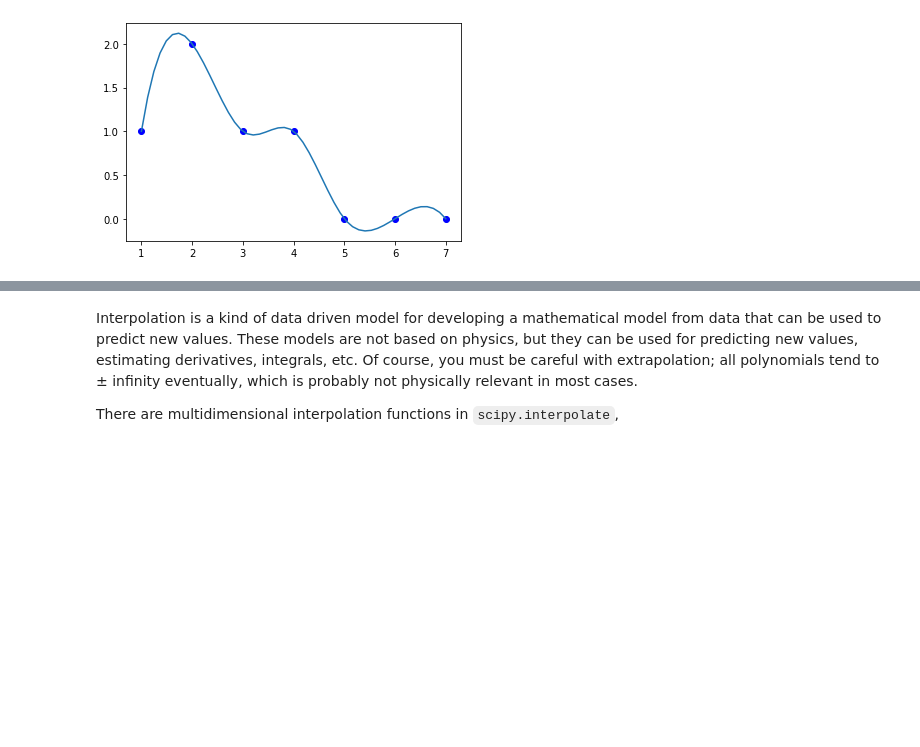
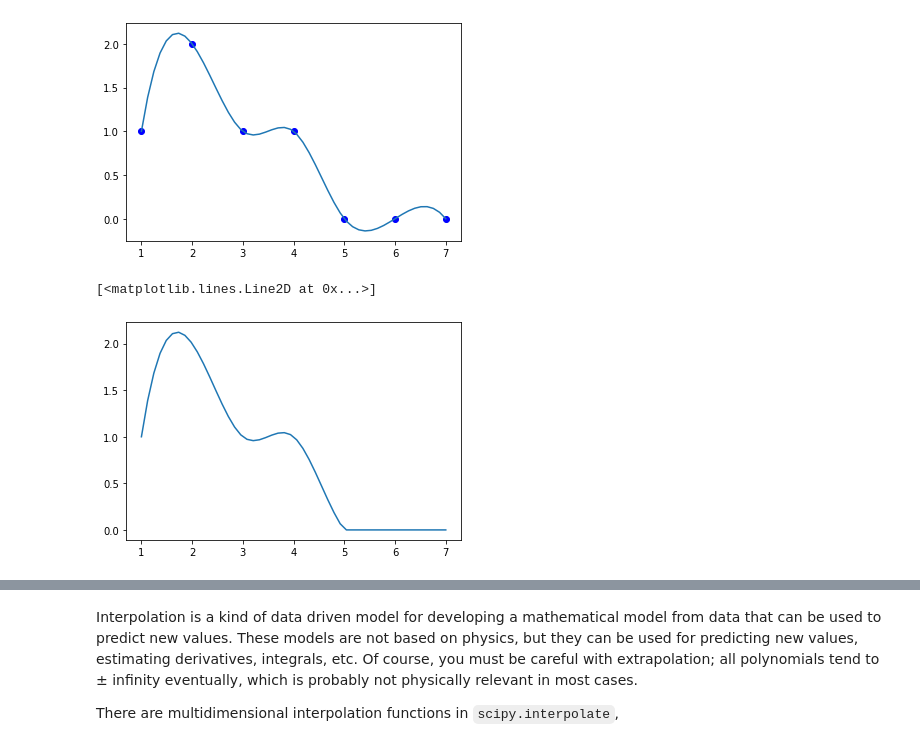
Before and after one commit to jkitchin/f19-06623, a Jupyter notebook: lectures/17-linear-algebra-2.ipynb, the cells around one changed output, grey strips where cells are left out. Cells and saved outputs as stored; diff of their text form; code cells hidden in the pictures; blank space fills up the shorter version.

```diff
--- a/lectures/17-linear-algebra-2.ipynb
+++ b/lectures/17-linear-algebra-2.ipynb
@@ -100,3 +136,13 @@ plt.plot(x, y, 'bo', X, Y)
 [<matplotlib.lines.Line2D at 0x...>,
  <matplotlib.lines.Line2D at 0x...>]
 [figure]
+# %%
+def f(xx):
+    z = interp1d(x, y, kind='linear')(xx) * (xx >= 5)
+    z += interp1d(x, y, kind='cubic')(xx) * (xx < 5)
+    return z
+
+plt.plot(X, f(X))
+# %% [output]
+[<matplotlib.lines.Line2D at 0x...>]
+[figure, added]
```
Also changed, not shown: parts of 23 cells of this notebook.
